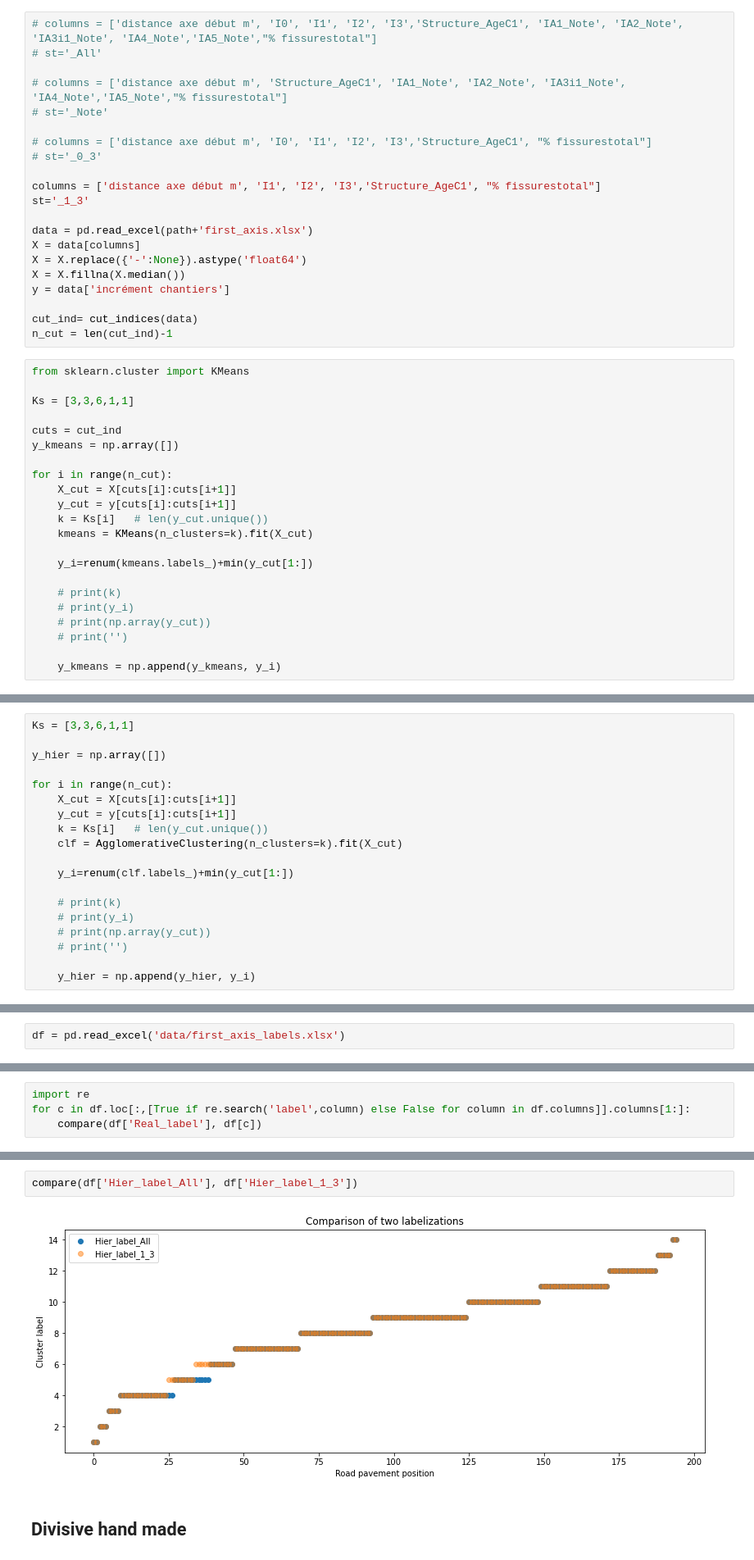
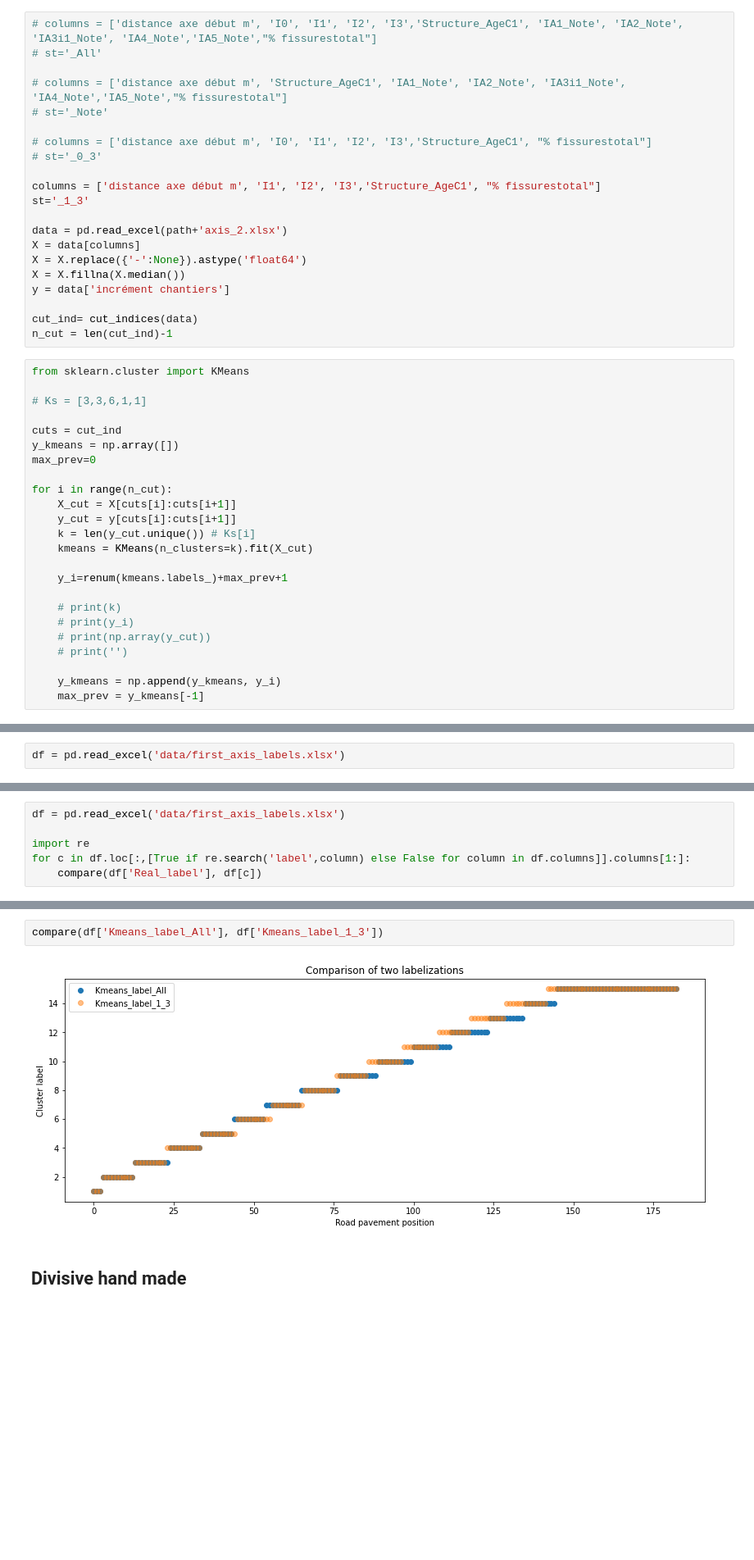
Before and after one commit to NourD85/Semester-project, a Jupyter notebook: Code/First_test.ipynb, the cells around one changed output, grey strips where cells are left out. Shown at 82% size. Saved outputs shown, nothing was run; the diff lists cells and outputs as text; blank space fills up the shorter version.

```diff
--- a/Code/First_test.ipynb
+++ b/Code/First_test.ipynb
@@ -106,7 +107,7 @@ def renum(a):
 columns = ['distance axe début m', 'I1', 'I2', 'I3','Structure_AgeC1', "% fissurestotal"]
 st='_1_3'
 
-data = pd.read_excel(path+'first_axis.xlsx')
+data = pd.read_excel(path+'axis_2.xlsx')
 X = data[columns]
 X = X.replace({'-':None}).astype('float64')
 X = X.fillna(X.median())
@@ -117,18 +118,19 @@ n_cut = len(cut_ind)-1
 # %%
 from sklearn.cluster import KMeans
 
-Ks = [3,3,6,1,1]
+# Ks = [3,3,6,1,1]
 
 cuts = cut_ind
 y_kmeans = np.array([])
+max_prev=0
 
 for i in range(n_cut):
     X_cut = X[cuts[i]:cuts[i+1]]
     y_cut = y[cuts[i]:cuts[i+1]]
-    k = Ks[i]   # len(y_cut.unique())
+    k = len(y_cut.unique()) # Ks[i]
     kmeans = KMeans(n_clusters=k).fit(X_cut)
 
-    y_i=renum(kmeans.labels_)+min(y_cut[1:])
+    y_i=renum(kmeans.labels_)+max_prev+1
 
     # print(k)
     # print(y_i)
@@ -136,4 +138,5 @@ for i in range(n_cut):
     # print('')
 
     y_kmeans = np.append(y_kmeans, y_i)
+    max_prev = y_kmeans[-1]
 # %%
@@ -304,19 +338,0 @@ n_cut = len(cuts)-1
-# %%
-Ks = [3,3,6,1,1]
-
-y_hier = np.array([])
-
-for i in range(n_cut):
-    X_cut = X[cuts[i]:cuts[i+1]]
-    y_cut = y[cuts[i]:cuts[i+1]]
-    k = Ks[i]   # len(y_cut.unique())
-    clf = AgglomerativeClustering(n_clusters=k).fit(X_cut)
-
-    y_i=renum(clf.labels_)+min(y_cut[1:])
-
-    # print(k)
-    # print(y_i)
-    # print(np.array(y_cut))
-    # print('')
-
-    y_hier = np.append(y_hier, y_i)
@@ -366,6 +376,8 @@ plt.show()
 # %% [output]
 [figure]
 # %%
+df = pd.read_excel('data/first_axis_labels.xlsx')
+
 import re
 for c in df.loc[:,[True if re.search('label',column) else False for column in df.columns]].columns[1:]:
     compare(df['Real_label'], df[c])
@@ -382,7 +395,7 @@ for c in df.loc[:,[True if re.search('label',column) else False for column in df
 # %%
-compare(df['Hier_label_All'], df['Hier_label_1_3'])
+compare(df['Kmeans_label_All'], df['Kmeans_label_1_3'])
 # %% [output]
-[figure, old version]
+[figure, new version]
 # %% [markdown]
 ## Divisive hand made
 # %%
```
Also changed, not shown: parts of 34 cells of this notebook.
